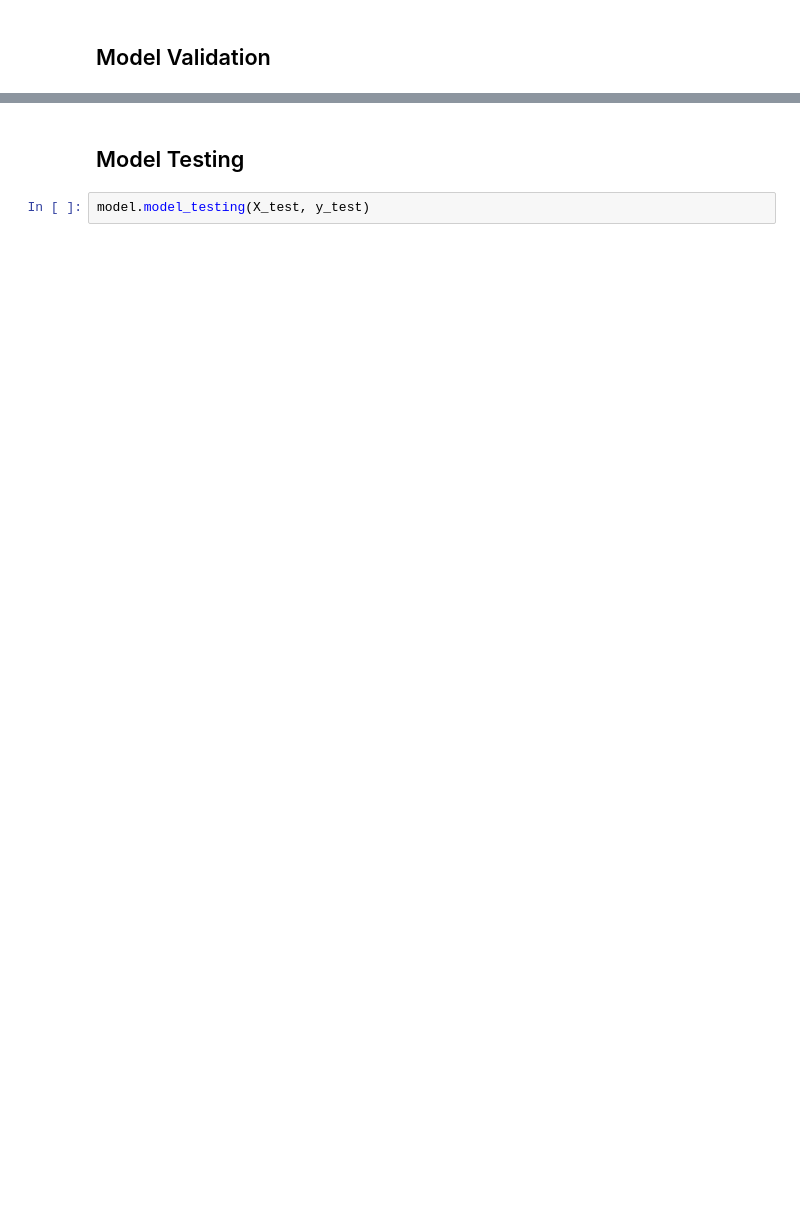
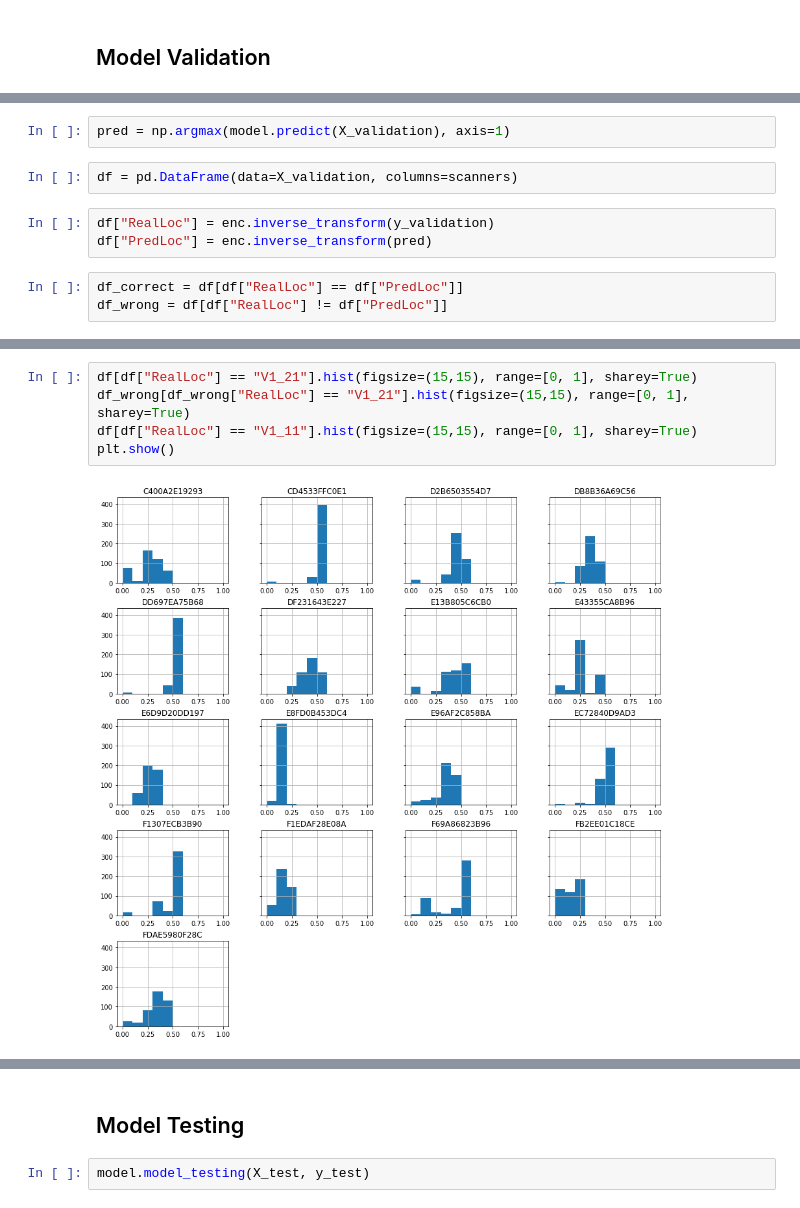
Before and after one commit to ChinHuan/blelocalization, a Jupyter notebook: Working Directory/Analysis_MLP_Classification_Rolling_FFill_MinMax.ipynb, the cells around one changed output, grey strips where cells are left out. Drawn from its saved outputs; the diff is of its cells as text; blank space fills up the shorter version.

```diff
--- a/Working Directory/Analysis_MLP_Classification_Rolling_FFill_MinMax.ipynb
+++ b/Working Directory/Analysis_MLP_Classification_Rolling_FFill_MinMax.ipynb
@@ -128,0 +166,10 @@ model.model_validation(X_validation, y_validation)
+# %%
+pred = np.argmax(model.predict(X_validation), axis=1)
+# %%
+df = pd.DataFrame(data=X_validation, columns=scanners)
+# %%
+df["RealLoc"] = enc.inverse_transform(y_validation)
+df["PredLoc"] = enc.inverse_transform(pred)
+# %%
+df_correct = df[df["RealLoc"] == df["PredLoc"]]
+df_wrong = df[df["RealLoc"] != df["PredLoc"]]
@@ -128,0 +234,7 @@ model.model_validation(X_validation, y_validation)
+# %%
+df[df["RealLoc"] == "V1_21"].hist(figsize=(15,15), range=[0, 1], sharey=True)
+df_wrong[df_wrong["RealLoc"] == "V1_21"].hist(figsize=(15,15), range=[0, 1], sharey=True)
+df[df["RealLoc"] == "V1_11"].hist(figsize=(15,15), range=[0, 1], sharey=True)
+plt.show()
+# %% [output]
+[figure, added]
```
Also changed, not shown: parts of 17 cells of this notebook, 8 other files.
